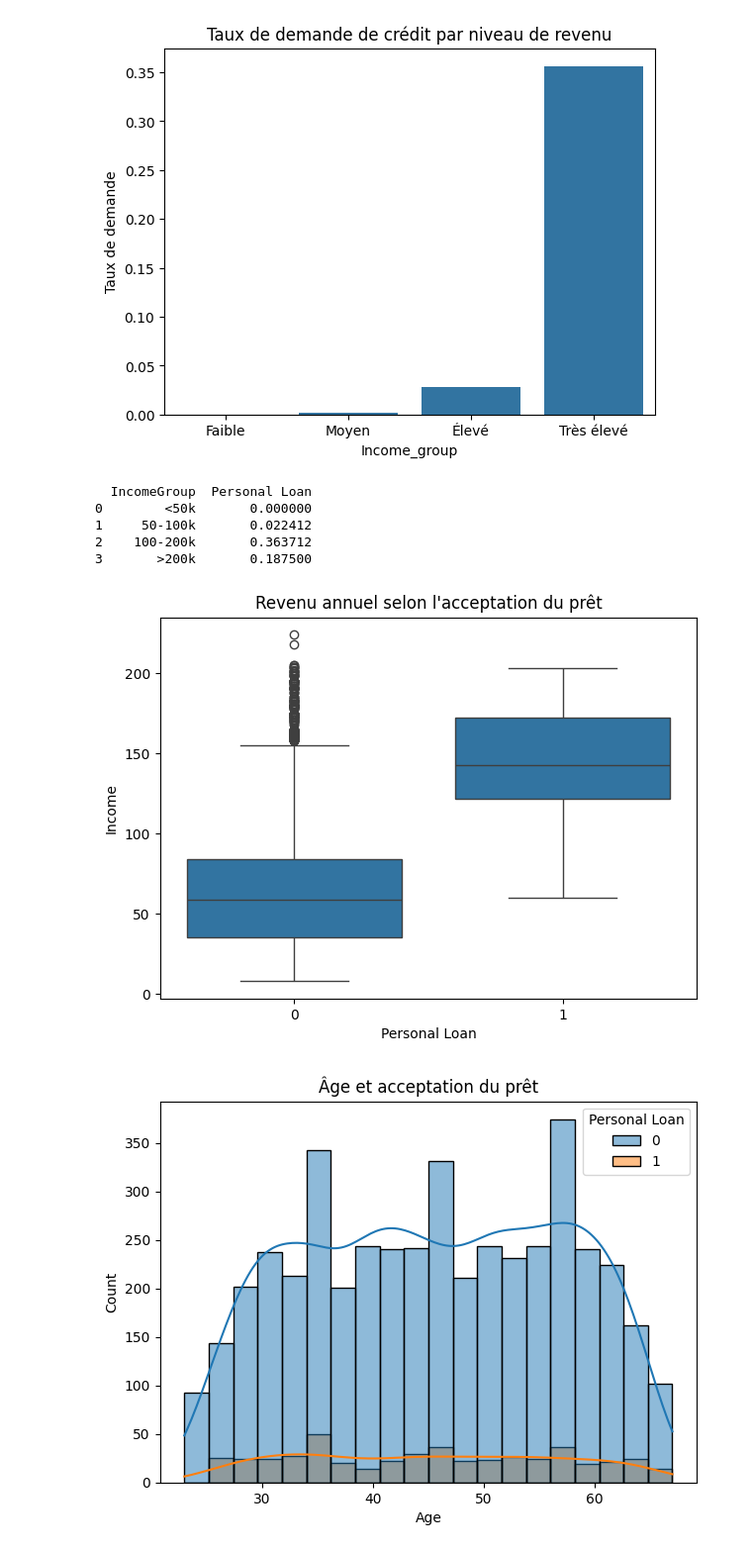
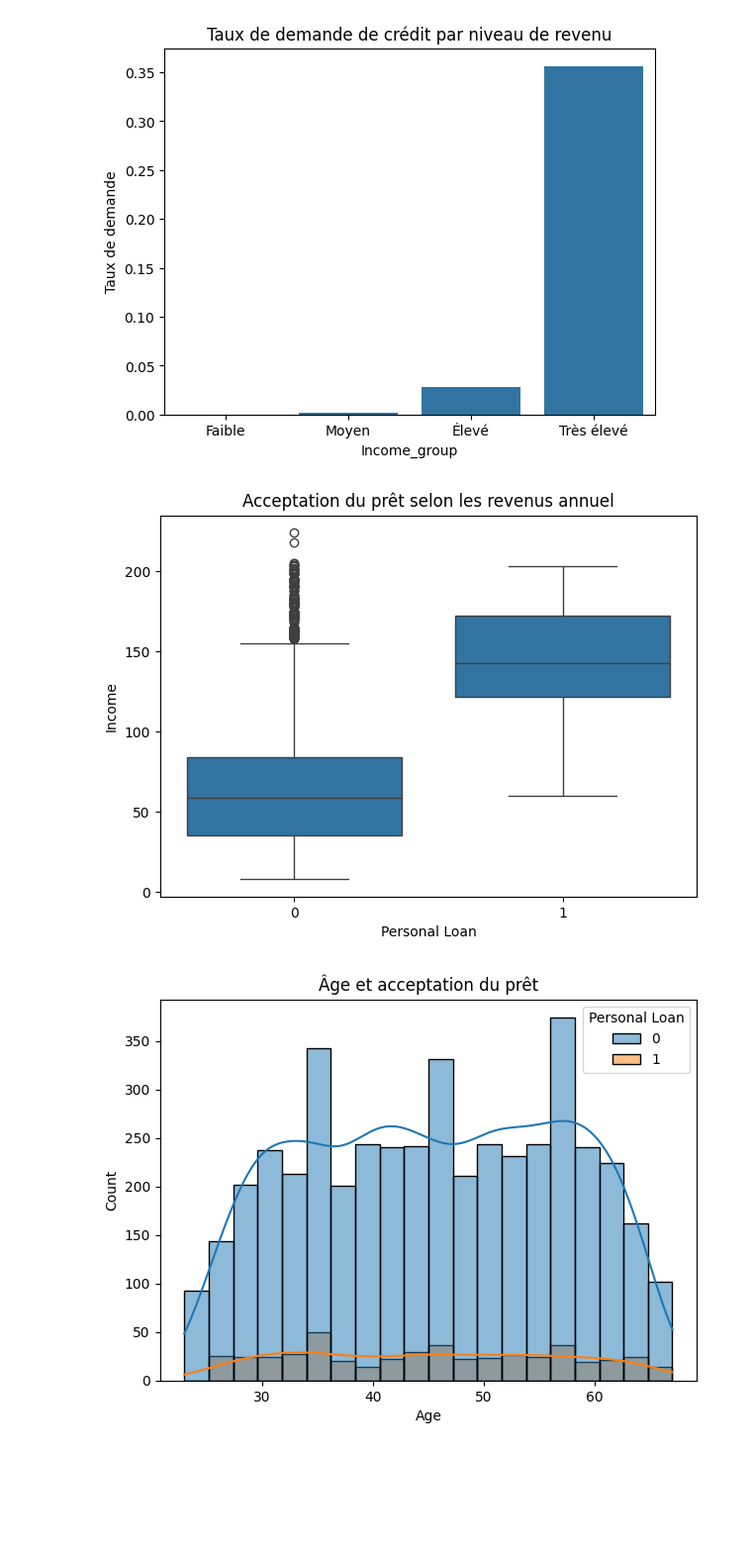
Before and after one commit to mpakaBrice/bank-loan-analysis, a Jupyter notebook: prêt_bancaire_projet.ipynb, the cells around one changed output. Shown at 99% size. Drawn from its saved outputs; the diff is of its cells as text; code cells hidden in the pictures; blank space fills up the shorter version.

```diff
--- a/prêt_bancaire_projet.ipynb
+++ b/prêt_bancaire_projet.ipynb
@@ -412,27 +445,13 @@ plt.ylabel("Taux de demande")
 plt.show()
 # %% [output]
 [figure]
-# %%
-taux_income = (
-    df.groupby("IncomeGroup")["Personal Loan"]
-      .mean()
-      .reset_index()
-)
-
-print(taux_income)
-# %% [output]
-  IncomeGroup  Personal Loan
-0        <50k       0.000000
-1     50-100k       0.022412
-2    100-200k       0.363712
-3       >200k       0.187500
 # %%
 plt.figure(figsize=(7,5))
 sns.boxplot(x="Personal Loan", y="Income", data=df)
-plt.title("Revenu annuel selon l'acceptation du prêt")
+plt.title("Acceptation du prêt selon les revenus annuel")
 plt.show()
 # %% [output]
-[figure, old version]
+[figure, new version]
 # %%
 plt.figure(figsize=(7,5))
 sns.histplot(data=df, x="Age", hue="Personal Loan", bins=20, kde=True)
```
Also changed, not shown: parts of 5 cells of this notebook.
